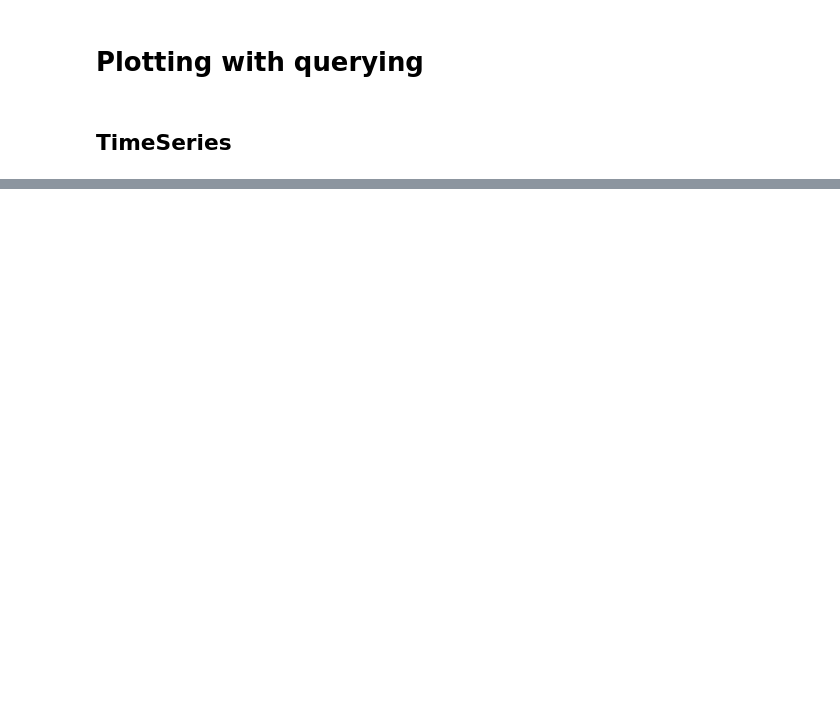
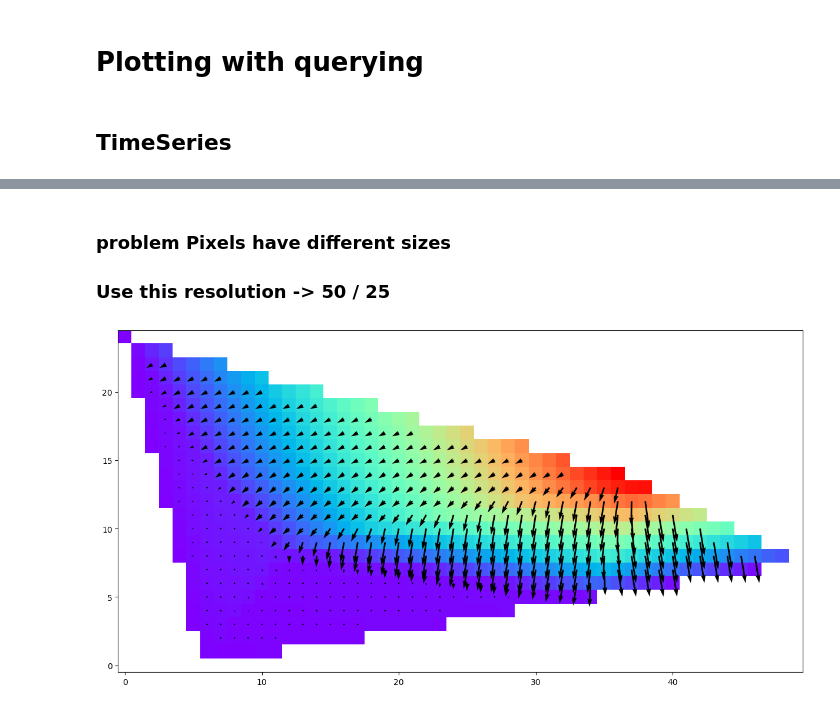
Before and after one commit to vieirasaulo/wasserweise, a Jupyter notebook: Plotting with querying.ipynb, the cells around one changed output, grey strips where cells are left out. Cells and saved outputs as stored; diff of their text form; code cells hidden in the pictures; blank space fills up the shorter version.

```diff
--- a/Plotting with querying.ipynb
+++ b/Plotting with querying.ipynb
@@ -95,0 +128,12 @@ PandasInterface expects tabular data, for more information on supported datatype
+# %%
+points = np.array(map_df[['E','N']])
+values = np.array(map_df.Value)
+minx, maxx = map_df.E.min(), map_df.E.max()
+miny, maxy =  map_df.N.min(), map_df.N.max()
+grid_x, grid_y = np.mgrid[minx:maxx:50j, miny:maxy:25j]
+grid_z = griddata(points, values, (grid_x, grid_y), method='linear')
+
+PixelSize = np.round (np.mean([grid_x[1][0] - grid_x[0][0], grid_y[0][1] - grid_y[0][0] ]), 6)
+print(grid_x[1][0] - grid_x[0][0])
+print( grid_y[0][1] - grid_y[0][0] )
+print(PixelSize)
@@ -95,0 +161,20 @@ PandasInterface expects tabular data, for more information on supported datatype
+# %% [markdown]
+### problem Pixels have different sizes
+
+### Use this resolution -> 50 / 25
+# %%
+cellsize = PixelSize
+
+
+u , v = np.gradient(grid_z, PixelSize)
+# slope = np.sqrt(px ** 2 + py ** 2)
+u , v = - u.T, -v.T
+x_coords = np.arange(0,grid_z.shape[0],1)
+y_coords = np.arange(0,grid_z.shape[1],1)
+plt.figure(figsize=(15,10))
+plt.imshow(grid_z.T,  cmap='rainbow'  , origin = 'lower')
+# plt.title('Simple IDW power=2')
+plt.quiver(x_coords,y_coords, u, v)
+plt.show()
+# %% [output]
+[figure, added]
```
Also changed, not shown: parts of 28 cells of this notebook, 4 other files.
